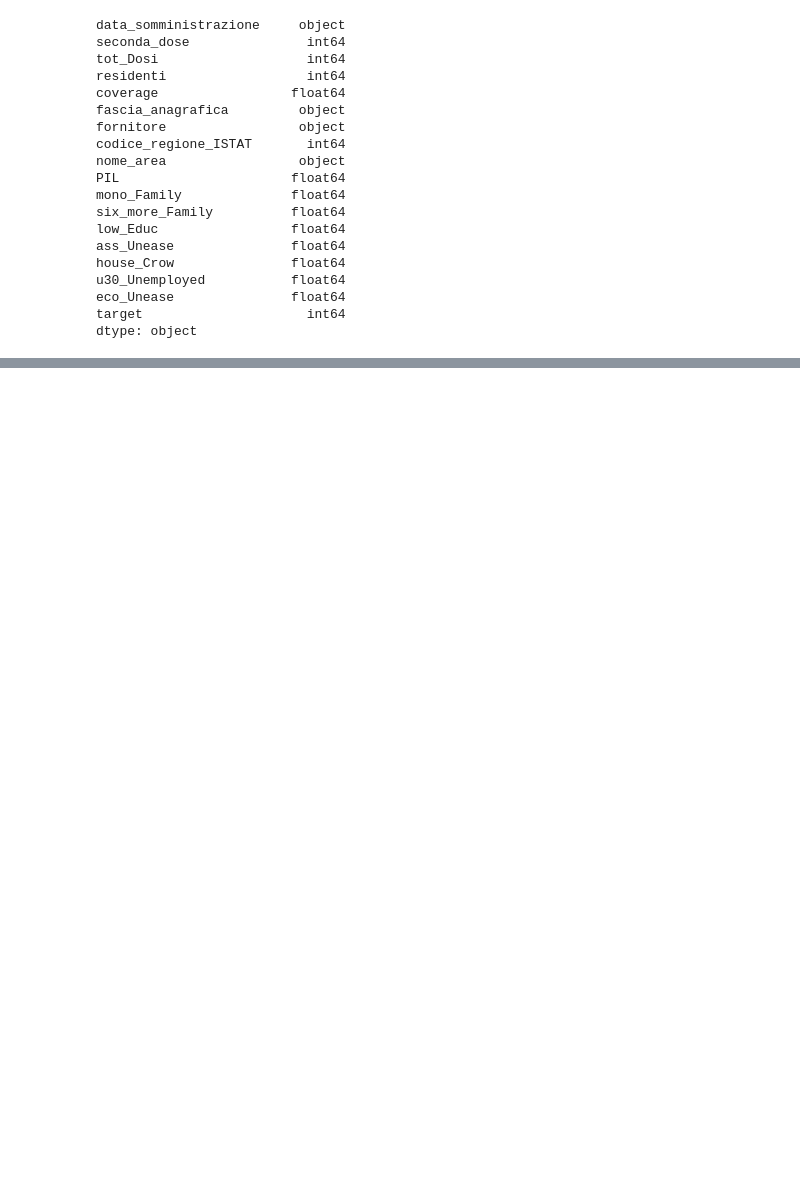
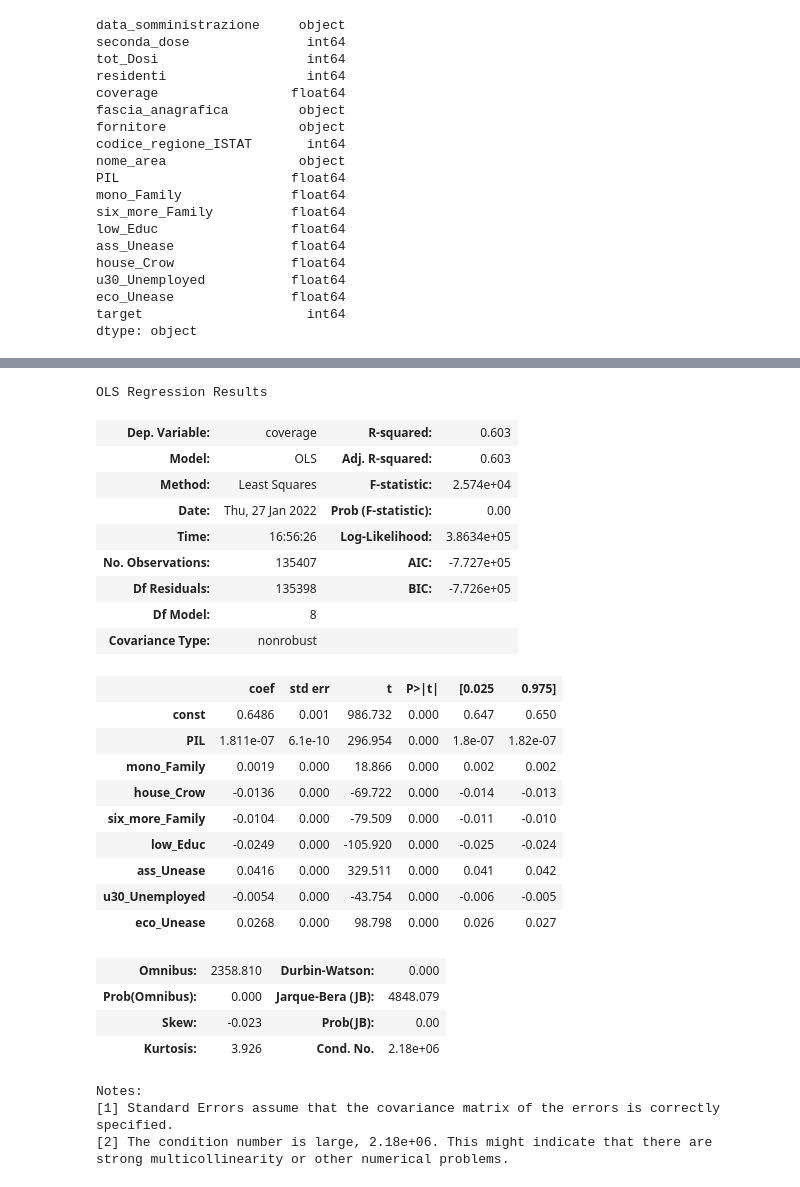
Before and after one commit to MatteoFasulo/COVID-19-Vaccines, a Jupyter notebook: Python/analytics.ipynb, the cells around one changed output, grey strips where cells are left out. Cells and saved outputs as stored; diff of their text form; code cells hidden in the pictures; blank space fills up the shorter version.

```diff
--- a/Python/analytics.ipynb
+++ b/Python/analytics.ipynb
@@ -389,3 +405,5 @@ u30_Unemployed           float64
 eco_Unease               float64
 target                     int64
 dtype: object
+# %%
+data=finalDF[['tot_Dosi','fornitore','PIL','mono_Family','residenti','house_Crow','six_more_Family','low_Educ','ass_Unease','u30_Unemployed','eco_Unease','coverage','target']]
@@ -392,6 +432,5 @@ dtype: object
 # %%
-data=finalDF[['tot_Dosi','fornitore','PIL','mono_Family','residenti','six_more_Family','low_Educ','ass_Unease','u30_Unemployed','eco_Unease','coverage','target']]
-model=smf.logit('target~PIL+mono_Family+six_more_Family+low_Educ+ass_Unease+u30_Unemployed+eco_Unease',data=data)
+model=smf.logit('target~PIL+mono_Family+house_Crow+six_more_Family+low_Educ+ass_Unease+u30_Unemployed+eco_Unease',data=data)
 result = model.fit()
 print(result.summary())
 
@@ -421,0 +461,29 @@ eco_Unease          1.4045      0.055     25.333      0.000       1.296       1.
+# %%
+import statsmodels.api as sm
+from statsmodels.stats.outliers_influence import variance_inflation_factor
+dFrame=finalDF[['PIL','mono_Family','house_Crow','six_more_Family','low_Educ','ass_Unease','u30_Unemployed','eco_Unease','coverage']]
+#Split our DataFrame into X (input) and y (output)
+y = dFrame['coverage']
+X = dFrame.drop('coverage', axis = 1)
+
+#Create an empty dictionary that will be used to store our results
+function_dict = {'predictor': [], 'r-squared':[]}
+#Iterate through every column in X
+for col in X.columns:
+    #Create a dataframe called selected_X with only the 1 column
+    selected_X = X[[col]]
+    #Fit a model for our target and our selected column
+    model = sm.OLS(y, sm.add_constant(selected_X)).fit()
+    #Predict what our target would be for our model
+    y_preds = model.predict(sm.add_constant(selected_X))
+    #Add the column name to our dictionary
+    function_dict['predictor'].append(col)
+    #Calculate the r-squared value between the target and predicted target
+    r2 = np.corrcoef(y, y_preds)[0, 1]**2
+    #Add the r-squared value to our dictionary
+    function_dict['r-squared'].append(r2)
+
+#Once it's iterated through every column, turn our dictionary into a DataFrame and sort it
+function_df = pd.DataFrame(function_dict).sort_values(by=['r-squared'], ascending = False)
+#Display only the top 5 predictors
+display(function_df.head())
@@ -421,0 +707,5 @@ eco_Unease          1.4045      0.055     25.333      0.000       1.296       1.
+# %%
+final_features = ['ass_Unease', 'PIL', 'low_Educ']
+final_X = X[final_features]
+final_model = sm.OLS(y, sm.add_constant(final_X)).fit()
+final_model.summary()
@@ -421,0 +736,34 @@ eco_Unease          1.4045      0.055     25.333      0.000       1.296       1.
+# %%
+final_features = ['PIL','mono_Family','house_Crow','six_more_Family','low_Educ','ass_Unease','u30_Unemployed','eco_Unease']
+final_X = X[final_features]
+final_model = sm.OLS(y, sm.add_constant(final_X)).fit()
+final_model.summary()
+# %% [output]
+OLS Regression Results
+| Dep. Variable: | coverage | R-squared: | 0.603 |
+| Model: | OLS | Adj. R-squared: | 0.603 |
+| Method: | Least Squares | F-statistic: | 2.574e+04 |
+| Date: | Thu, 27 Jan 2022 | Prob (F-statistic): | 0.00 |
+| Time: | 16:56:26 | Log-Likelihood: | 3.8634e+05 |
+| No. Observations: | 135407 | AIC: | -7.727e+05 |
+| Df Residuals: | 135398 | BIC: | -7.726e+05 |
+| Df Model: | 8 |  |  |
+| Covariance Type: | nonrobust |  |  |
+|  | coef | std err | t | P>|t| | [0.025 | 0.975] |
+| const | 0.6486 | 0.001 | 986.732 | 0.000 | 0.647 | 0.650 |
+| PIL | 1.811e-07 | 6.1e-10 | 296.954 | 0.000 | 1.8e-07 | 1.82e-07 |
+| mono_Family | 0.0019 | 0.000 | 18.866 | 0.000 | 0.002 | 0.002 |
+| house_Crow | -0.0136 | 0.000 | -69.722 | 0.000 | -0.014 | -0.013 |
+| six_more_Family | -0.0104 | 0.000 | -79.509 | 0.000 | -0.011 | -0.010 |
+| low_Educ | -0.0249 | 0.000 | -105.920 | 0.000 | -0.025 | -0.024 |
+| ass_Unease | 0.0416 | 0.000 | 329.511 | 0.000 | 0.041 | 0.042 |
+| u30_Unemployed | -0.0054 | 0.000 | -43.754 | 0.000 | -0.006 | -0.005 |
+| eco_Unease | 0.0268 | 0.000 | 98.798 | 0.000 | 0.026 | 0.027 |
+| Omnibus: | 2358.810 | Durbin-Watson: | 0.000 |
+| Prob(Omnibus): | 0.000 | Jarque-Bera (JB): | 4848.079 |
+| Skew: | -0.023 | Prob(JB): | 0.00 |
+| Kurtosis: | 3.926 | Cond. No. | 2.18e+06 |
+Notes:
+[1] Standard Errors assume that the covariance matrix of the errors is correctly specified.
+[2] The condition number is large, 2.18e+06. This might indicate that there are
+strong multicollinearity or other numerical problems.
```
Also changed, not shown: parts of 25 cells of this notebook, 2 other files.
